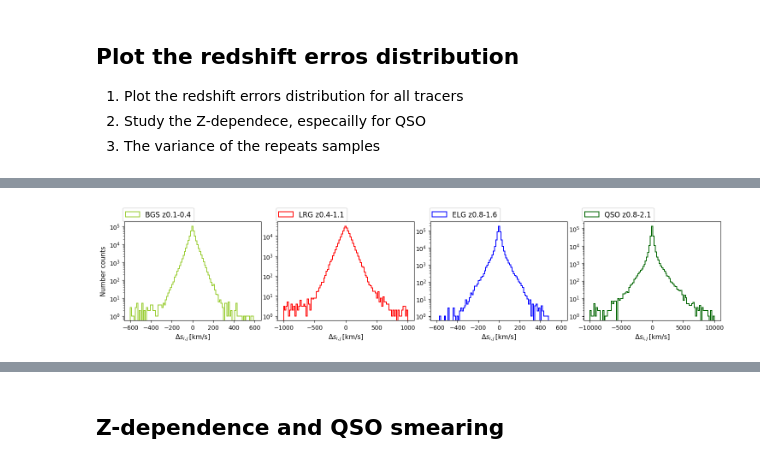
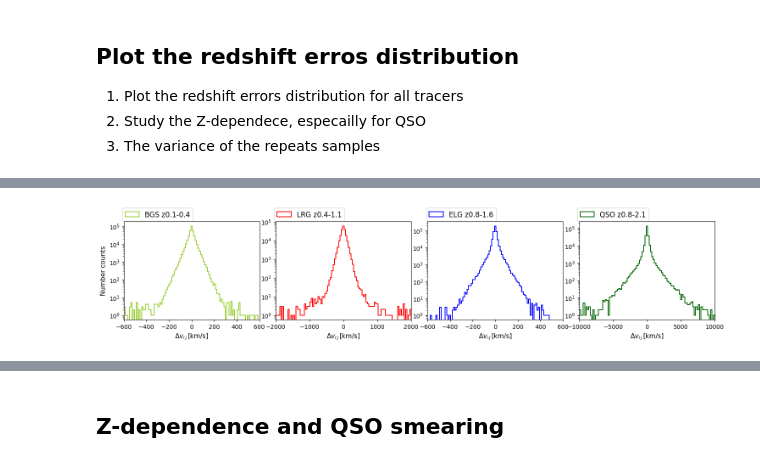
Before and after one commit to ShengyuHE/desi_y3_redshift_errors, a Jupyter notebook: main/repeat_obs/notebooks/repeats_distribution.ipynb, the cells around one changed output, grey strips where cells are left out. Drawn from its saved outputs; the diff is of its cells as text; code cells hidden in the pictures.

```diff
--- a/main/repeat_obs/notebooks/repeats_distribution.ipynb
+++ b/main/repeat_obs/notebooks/repeats_distribution.ipynb
@@ -35,26 +36,26 @@ An NVIDIA GPU may be present on this machine, but a CUDA-enabled jaxlib is not i
 # %%
 # plot the overall dv distribution
 fig = plt.figure(figsize=(18, 3))
 gs = gridspec.GridSpec(1,4,wspace=0.12,hspace=0.1)
 
 tracers = ['BGS', 'LRG', 'ELG', 'QSO']
 for idx, tracer in enumerate(tracers):
-    (zmin, zmax) = REDSHIFT_BIN_OVERALL[tracer[:3]]
+    (zmin, zmax) = REDSHIFT_BIN_GLOBAL[tracer[:3]]
     color = COLOR_OVERALL[tracer[:3]]
     ax = plt.subplot(gs[idx])
-    ds, qu = get_repeats_ds(tracer[:3], zmin, zmax)
+    dv, qu = get_repeats_dv(tracer[:3], zmin, zmax, kind='Z1/Z2')
     cthr = qu['cthr']
-    ax.hist(ds, histtype='step', bins= set_edges(cthr, 100, type = 'linear'),
+    ax.hist(dv, histtype='step', bins= set_edges('linear', cthr, 100),
             label = f'{tracer[:3]} z{zmin}-{zmax}', lw = 1.4, color= color)
     # plot axes settings
     ax.legend(loc='upper center', bbox_to_anchor=(0.25, 1.175), fontsize=12)
-    ax.set_xlabel(r'$\Delta s_{i,j} \, \rm{[km/s]}$', fontsize=11)
+    ax.set_xlabel(r'$\Delta v_{i\,j} \, \rm{[km/s]}$', fontsize=11)
     ax.set_yscale('log')
     if idx == 0:
         ax.set_ylabel(r'Number counts', fontsize = 11)
-    # ax.set_xlim(-cthr, +cthr)
+    ax.set_xlim(-cthr, +cthr)
 # %% [output]
-[figure, old version]
+[figure, new version]
 # %%
 # plot the overall dv distribution
 fig = plt.figure(figsize=(18, 3))
```
Also changed, not shown: parts of 8 cells of this notebook, 18 other files.
